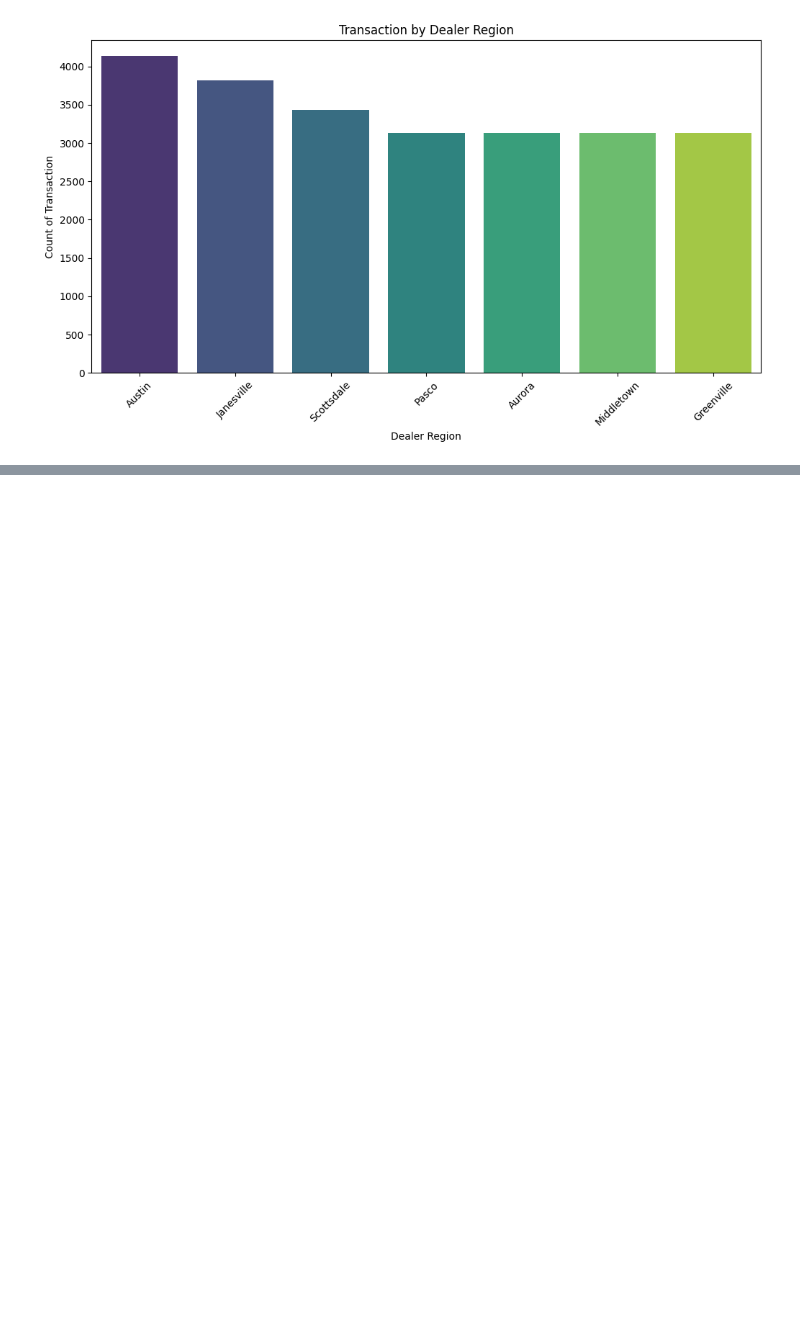
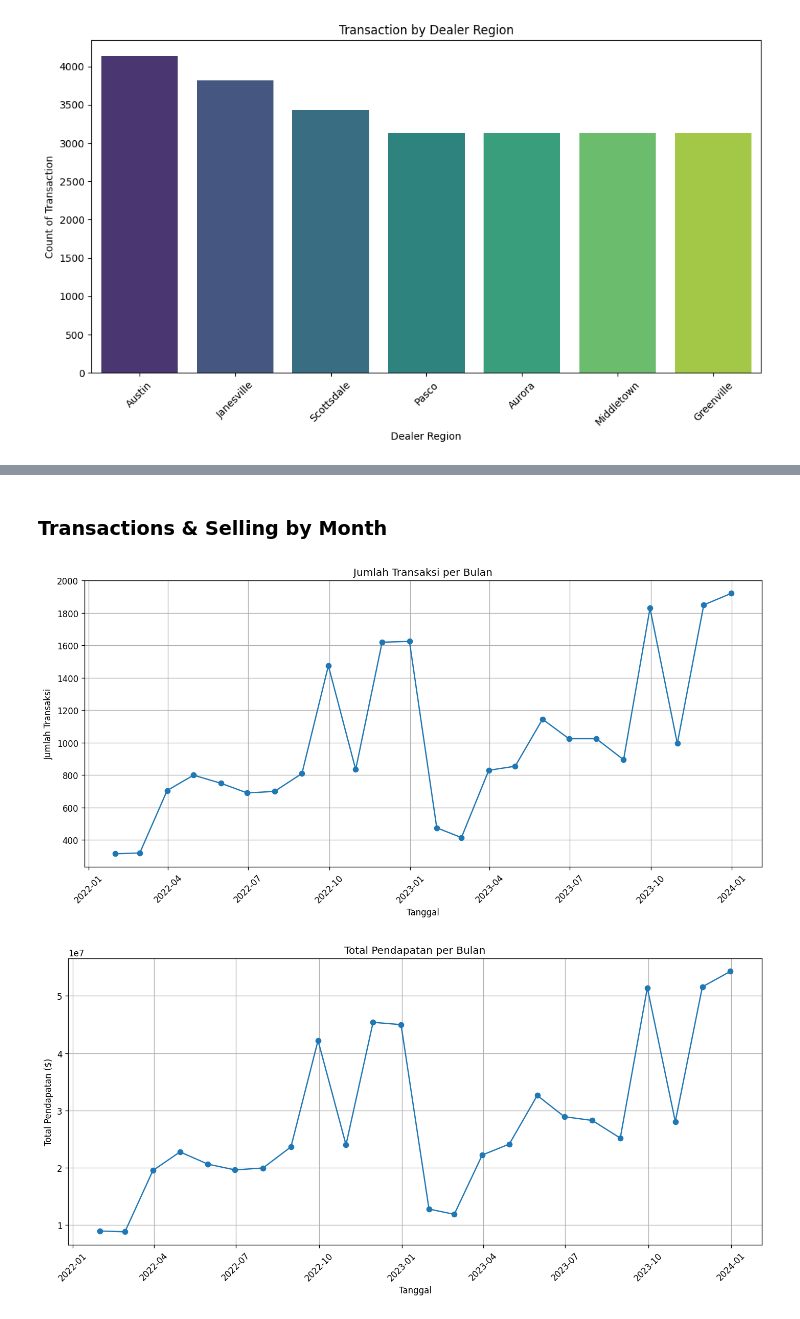
Before and after one commit to MuhammadJundullah/Data-Analysis, a Jupyter notebook: Car Sales Analysis/Car_Sales_Report.ipynb, the cells around one changed output, grey strips where cells are left out. Drawn from its saved outputs; the diff is of its cells as text; code cells hidden in the pictures; blank space fills up the shorter version.

```diff
--- a/Car Sales Analysis/Car_Sales_Report.ipynb
+++ b/Car Sales Analysis/Car_Sales_Report.ipynb
@@ -273,0 +209,32 @@ for category in categories:
+# %% [markdown]
+### Transactions & Selling by Month
+# %%
+# Agregasi jumlah transaksi per bulan
+monthly_sales = df.resample('M').size()
+
+# Plotting
+plt.figure(figsize=(12, 6))
+plt.plot(monthly_sales.index, monthly_sales, marker='o', linestyle='-')
+plt.title('Jumlah Transaksi per Bulan')
+plt.xlabel('Tanggal')
+plt.ylabel('Jumlah Transaksi')
+plt.grid(True)
+plt.xticks(rotation=45)
+plt.tight_layout()
+plt.show()
+
+monthly_revenue = df['Price ($)'].resample('M').sum()
+
+# Plotting
+plt.figure(figsize=(12, 6))
+plt.plot(monthly_revenue.index, monthly_revenue, marker='o', linestyle='-')
+plt.title('Total Pendapatan per Bulan')
+plt.xlabel('Tanggal')
+plt.ylabel('Total Pendapatan ($)')
+plt.grid(True)
+plt.xticks(rotation=45)
+plt.tight_layout()
+plt.show()
+# %% [output]
+[figure, added]
+[figure, added]
```
Also changed, not shown: parts of 29 cells of this notebook.
